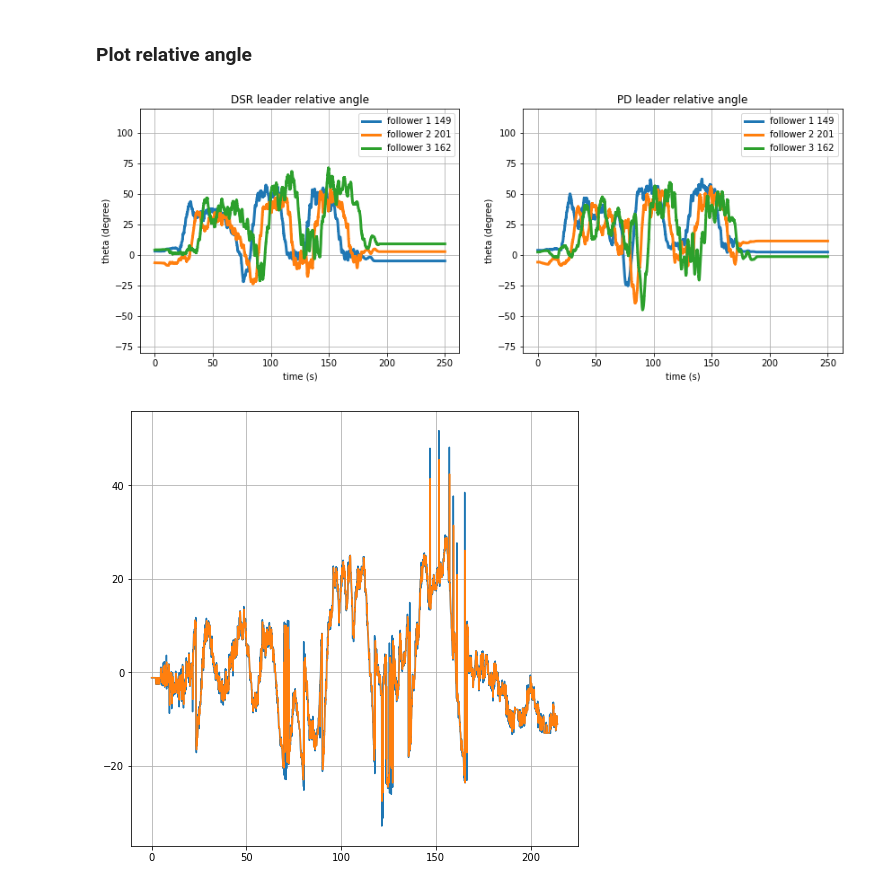
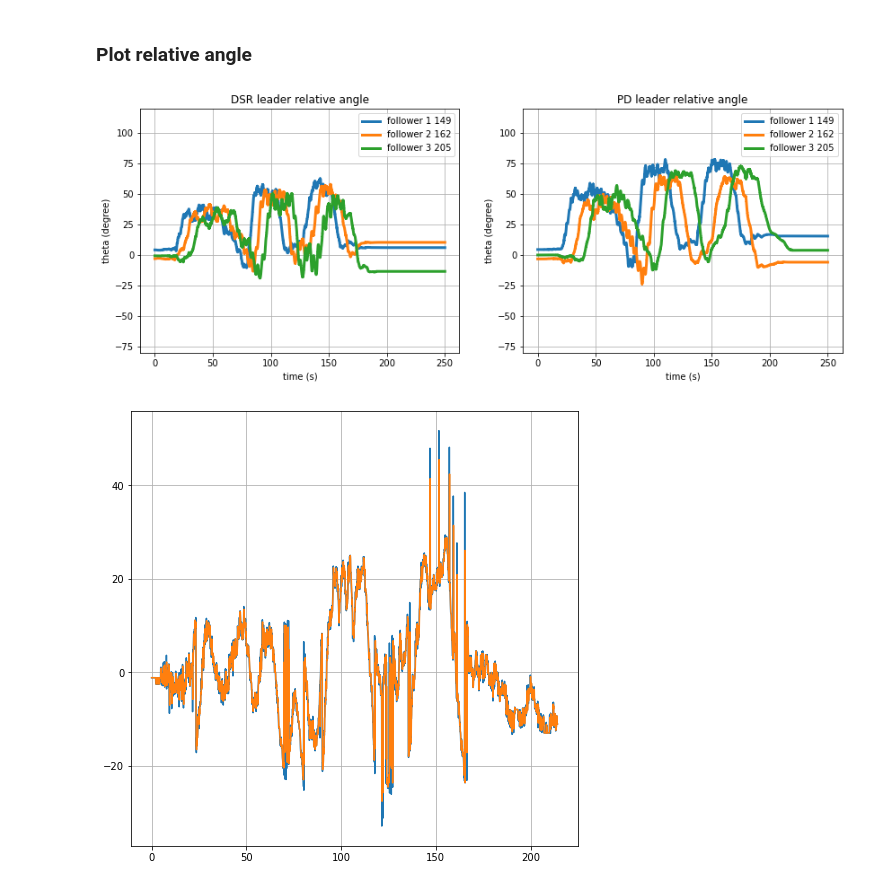
Before and after one commit to holyhenry/DSR_s_curve_tbot_test, a Jupyter notebook: plotting/scripts/data_visualize.ipynb, the cells around one changed output. Cells and saved outputs as stored; diff of their text form; code cells hidden in the pictures.

```diff
--- a/plotting/scripts/data_visualize.ipynb
+++ b/plotting/scripts/data_visualize.ipynb
@@ -6,8 +6,8 @@ import matplotlib.pyplot as plt
 import numpy as np
 import math
 # %%
-file_dsr = '/home/henrypcl/rosbag/dsr095_a03b05_good.bag'
-file_pds = '/home/henrypcl/rosbag/pd_s_path2.bag'
+file_dsr = '/home/henrypcl/rosbag/l165_149_162_205/dsr095_a03b05_new.bag'
+file_pds = '/home/henrypcl/rosbag/l165_149_162_205/pds_a03.bag'
 # file_dsr = '/Users/henrychang/DSR_s_curve_tbot_test/rosbag/dsr_path2.bag'
 # file_pds = '/Users/henrychang/DSR_s_curve_tbot_test/rosbag/pd_s_path2.bag'
 readbag_dsr = bagreader(file_dsr)
@@ -357,54 +357,54 @@ r = R.from_quat(np.array([odom149_data_pds['pose.pose.orientation.x'].to_numpy()
 head149_pds = r.as_euler('zyx', degrees=True)[:,0]
 odom149_t_pds_zoh, head149_pds_zoh = zoh(odom149_t_pds, head149_pds) # plot this
 
-r = R.from_quat(np.array([odom201_data_dsr['pose.pose.orientation.x'].to_numpy(),
-                          odom201_data_dsr['pose.pose.orientation.y'].to_numpy(),
-                          odom201_data_dsr['pose.pose.orientation.z'].to_numpy(),
-                          odom201_data_dsr['pose.pose.orientation.w'].to_numpy()]).T)
-head201_dsr = r.as_euler('zyx', degrees=True)[:,0]
-odom201_t_dsr_zoh, head201_dsr_zoh = zoh(odom201_t_dsr, head201_dsr) # plot this
-r = R.from_quat(np.array([odom201_data_pds['pose.pose.orientation.x'].to_numpy(),
-                          odom201_data_pds['pose.pose.orientation.y'].to_numpy(),
-                          odom201_data_pds['pose.pose.orientation.z'].to_numpy(),
-                          odom201_data_pds['pose.pose.orientation.w'].to_numpy()]).T)
-head201_pds = r.as_euler('zyx', degrees=True)[:,0]
-odom201_t_pds_zoh, head201_pds_zoh = zoh(odom201_t_pds, head201_pds) # plot this
-
 r = R.from_quat(np.array([odom162_data_dsr['pose.pose.orientation.x'].to_numpy(),
                           odom162_data_dsr['pose.pose.orientation.y'].to_numpy(),
                           odom162_data_dsr['pose.pose.orientation.z'].to_numpy(),
                           odom162_data_dsr['pose.pose.orientation.w'].to_numpy()]).T)
 head162_dsr = r.as_euler('zyx', degrees=True)[:,0]
 odom162_t_dsr_zoh, head162_dsr_zoh = zoh(odom162_t_dsr, head162_dsr) # plot this
 r = R.from_quat(np.array([odom162_data_pds['pose.pose.orientation.x'].to_numpy(),
                           odom162_data_pds['pose.pose.orientation.y'].to_numpy(),
                           odom162_data_pds['pose.pose.orientation.z'].to_numpy(),
                           odom162_data_pds['pose.pose.orientation.w'].to_numpy()]).T)
 head162_pds = r.as_euler('zyx', degrees=True)[:,0]
 odom162_t_pds_zoh, head162_pds_zoh = zoh(odom162_t_pds, head162_pds) # plot this
 
+r = R.from_quat(np.array([odom205_data_dsr['pose.pose.orientation.x'].to_numpy(),
+                          odom205_data_dsr['pose.pose.orientation.y'].to_numpy(),
+                          odom205_data_dsr['pose.pose.orientation.z'].to_numpy(),
+                          odom205_data_dsr['pose.pose.orientation.w'].to_numpy()]).T)
+head205_dsr = r.as_euler('zyx', degrees=True)[:,0]
+odom205_t_dsr_zoh, head205_dsr_zoh = zoh(odom205_t_dsr, head205_dsr) # plot this
+r = R.from_quat(np.array([odom205_data_pds['pose.pose.orientation.x'].to_numpy(),
+                          odom205_data_pds['pose.pose.orientation.y'].to_numpy(),
+                          odom205_data_pds['pose.pose.orientation.z'].to_numpy(),
+                          odom205_data_pds['pose.pose.orientation.w'].to_numpy()]).T)
+head205_pds = r.as_euler('zyx', degrees=True)[:,0]
+odom205_t_pds_zoh, head205_pds_zoh = zoh(odom205_t_pds, head205_pds) # plot this
+
 fig, (ax1, ax2) = plt.subplots(1,2,figsize=(14,5))
 ax1.plot(odom149_t_dsr_zoh, filter180(head165_dsr_zoh-head149_dsr_zoh), '-', linewidth=3, label='follower 1 149')
-ax1.plot(odom201_t_dsr_zoh, filter180(head149_dsr_zoh-head201_dsr_zoh), '-', linewidth=3, label='follower 2 201')
-ax1.plot(odom162_t_dsr_zoh, filter180(head201_dsr_zoh-head162_dsr_zoh), '-', linewidth=3, label='follower 3 162')
+ax1.plot(odom162_t_dsr_zoh, filter180(head149_dsr_zoh-head162_dsr_zoh), '-', linewidth=3, label='follower 2 162')
+ax1.plot(odom205_t_dsr_zoh, filter180(head162_dsr_zoh-head205_dsr_zoh), '-', linewidth=3, label='follower 3 205')
 ax1.set_title('DSR leader relative angle')
 ax1.set_xlabel('time (s)')
 ax1.set_ylabel('theta (degree)')
 ax1.set_ylim(-80, 120)
 ax1.legend()
 ax1.grid()
 
 ax2.plot(odom149_t_pds_zoh, filter180(head165_pds_zoh-head149_pds_zoh), '-', linewidth=3, label='follower 1 149')
-ax2.plot(odom201_t_pds_zoh, filter180(head149_pds_zoh-head201_pds_zoh), '-', linewidth=3, label='follower 2 201')
-ax2.plot(odom162_t_pds_zoh, filter180(head201_pds_zoh-head162_pds_zoh), '-', linewidth=3, label='follower 3 162')
+ax2.plot(odom162_t_pds_zoh, filter180(head149_pds_zoh-head162_pds_zoh), '-', linewidth=3, label='follower 2 162')
+ax2.plot(odom205_t_pds_zoh, filter180(head162_pds_zoh-head205_pds_zoh), '-', linewidth=3, label='follower 3 205')
 ax2.set_title('PD leader relative angle')
 ax2.set_xlabel('time (s)')
 ax2.set_ylabel('theta (degree)')
 ax2.set_ylim(-80, 120)
 ax2.legend()
 ax2.grid()
 # %% [output]
-[figure, old version]
+[figure, new version]
 # %%
 sensing149_data = pd.read_csv(readbag_dsr.message_by_topic('/tbot149/april_data_multi'), on_bad_lines='skip')
 sensing149_freq = readbag_dsr.topic_table['Frequency'][0]
```
Also changed, not shown: parts of 6 cells of this notebook.
